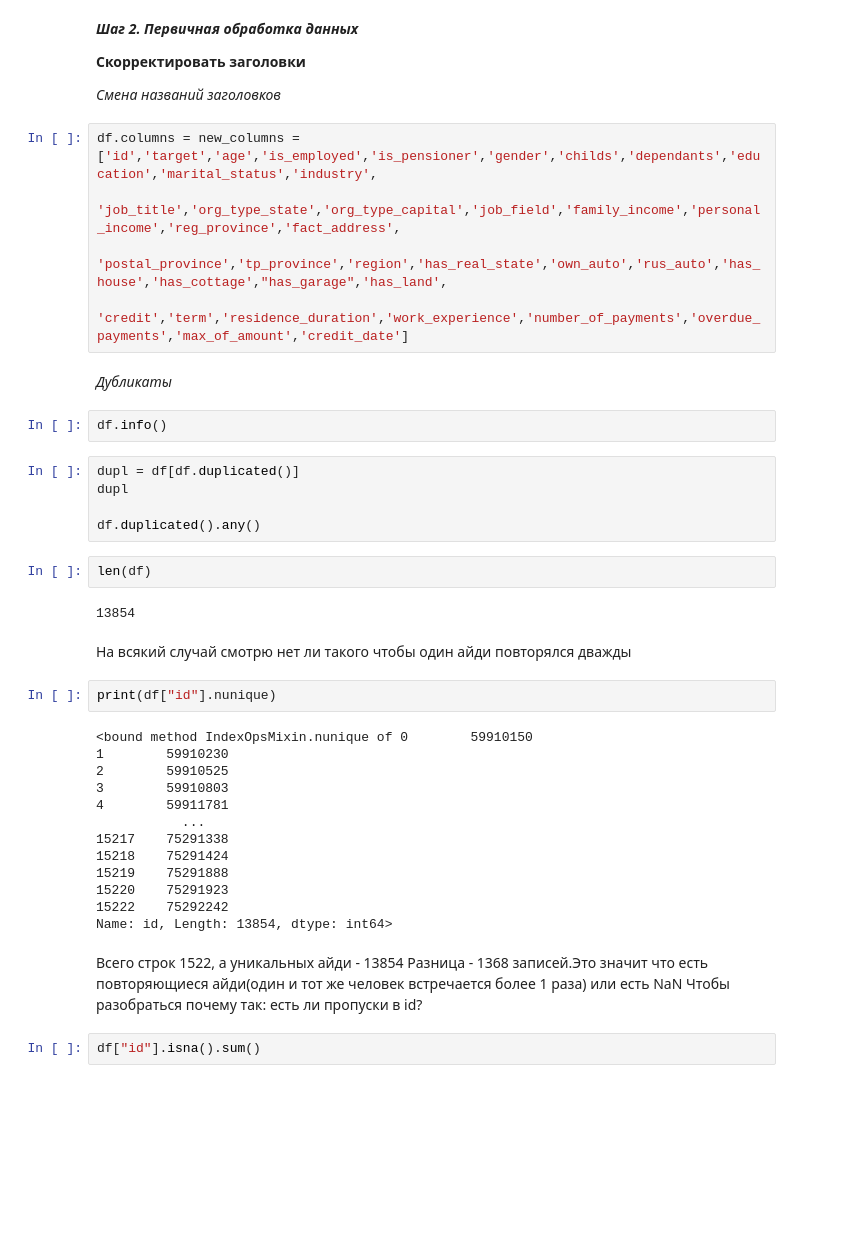
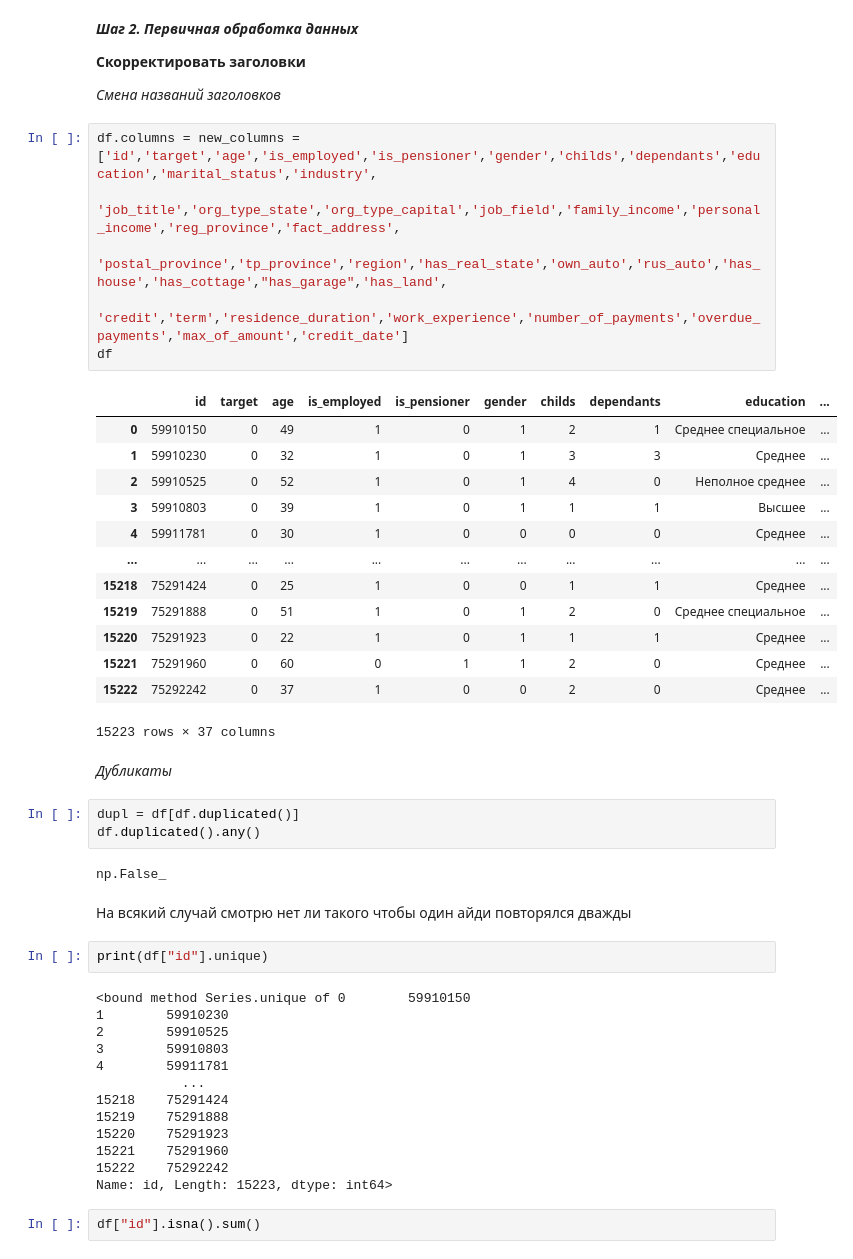
Before and after one commit to jenyadev3/TopResponders, a Jupyter notebook: Untitled2.ipynb, the cells around one changed output. Saved outputs shown, nothing was run; the diff lists cells and outputs as text; blank space fills up the shorter version.

```diff
--- a/Untitled2.ipynb
+++ b/Untitled2.ipynb
@@ -81,43 +81,47 @@ df.tail()
 # %%
 df.columns = new_columns = ['id','target','age','is_employed','is_pensioner','gender','childs','dependants','education','marital_status','industry',
                'job_title','org_type_state','org_type_capital','job_field','family_income','personal_income','reg_province','fact_address',
                'postal_province','tp_province','region','has_real_state','own_auto','rus_auto','has_house','has_cottage',"has_garage",'has_land',
-               'credit','term','residence_duration','work_experience','number_of_payments','overdue_payments','max_of_amount','credit_date']
+   'credit','term','residence_duration','work_experience','number_of_payments','overdue_payments','max_of_amount','credit_date']
+df
+# %% [output]
+|  | id | target | age | is_employed | is_pensioner | gender | childs | dependants | education | ... |
+| 0 | 59910150 | 0 | 49 | 1 | 0 | 1 | 2 | 1 | Среднее специальное | ... |
+| 1 | 59910230 | 0 | 32 | 1 | 0 | 1 | 3 | 3 | Среднее | ... |
+| 2 | 59910525 | 0 | 52 | 1 | 0 | 1 | 4 | 0 | Неполное среднее | ... |
+| 3 | 59910803 | 0 | 39 | 1 | 0 | 1 | 1 | 1 | Высшее | ... |
+| 4 | 59911781 | 0 | 30 | 1 | 0 | 0 | 0 | 0 | Среднее | ... |
+| ... | ... | ... | ... | ... | ... | ... | ... | ... | ... | ... |
+| 15218 | 75291424 | 0 | 25 | 1 | 0 | 0 | 1 | 1 | Среднее | ... |
+| 15219 | 75291888 | 0 | 51 | 1 | 0 | 1 | 2 | 0 | Среднее специальное | ... |
+| 15220 | 75291923 | 0 | 22 | 1 | 0 | 1 | 1 | 1 | Среднее | ... |
+| 15221 | 75291960 | 0 | 60 | 0 | 1 | 1 | 2 | 0 | Среднее | ... |
+| 15222 | 75292242 | 0 | 37 | 1 | 0 | 0 | 2 | 0 | Среднее | ... |
+15223 rows × 37 columns
 # %% [markdown]
 *Дубликаты*
-# %%
-df.info()
 # %%
 dupl = df[df.duplicated()]
-dupl
-
 df.duplicated().any()
+# %% [output]
+np.False_
-# %%
-len(df)
-# %% [output]
-13854
 # %% [markdown]
 На всякий случай смотрю нет ли такого чтобы один айди повторялся дважды
 # %%
-print(df["id"].nunique)
+print(df["id"].unique)
 # %% [output]
-<bound method IndexOpsMixin.nunique of 0        59910150
+<bound method Series.unique of 0        59910150
 1        59910230
 2        59910525
 3        59910803
 4        59911781
            ...
-15217    75291338
 15218    75291424
 15219    75291888
 15220    75291923
+15221    75291960
 15222    75292242
-Name: id, Length: 13854, dtype: int64>
+Name: id, Length: 15223, dtype: int64>
-# %% [markdown]
-Всего строк 1522, а уникальных айди - 13854
-Разница - 1368 записей.Это значит что есть повторяющиеся айди(один и тот же человек встречается более 1 раза) или есть NaN
-Чтобы разобраться почему так:
-есть ли пропуски в id?
 # %%
 df["id"].isna().sum()
 # %% [output]
```
Also changed, not shown: parts of 31 cells of this notebook.
